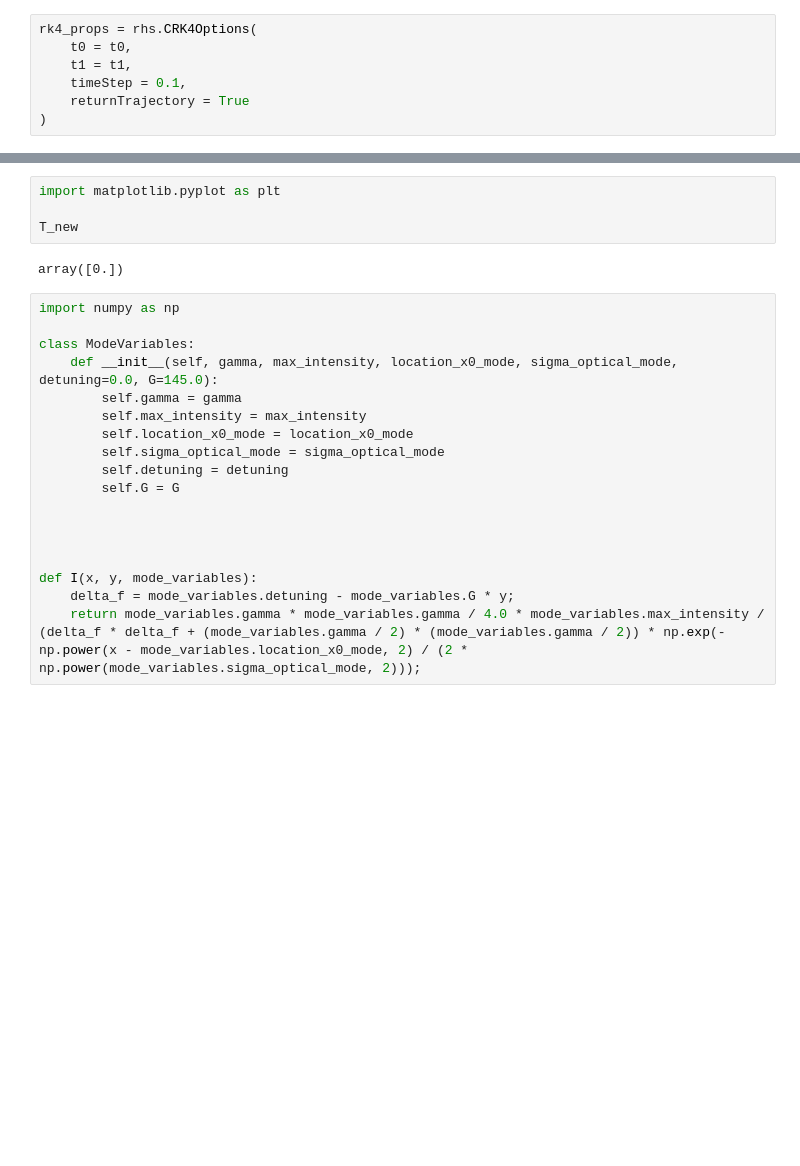
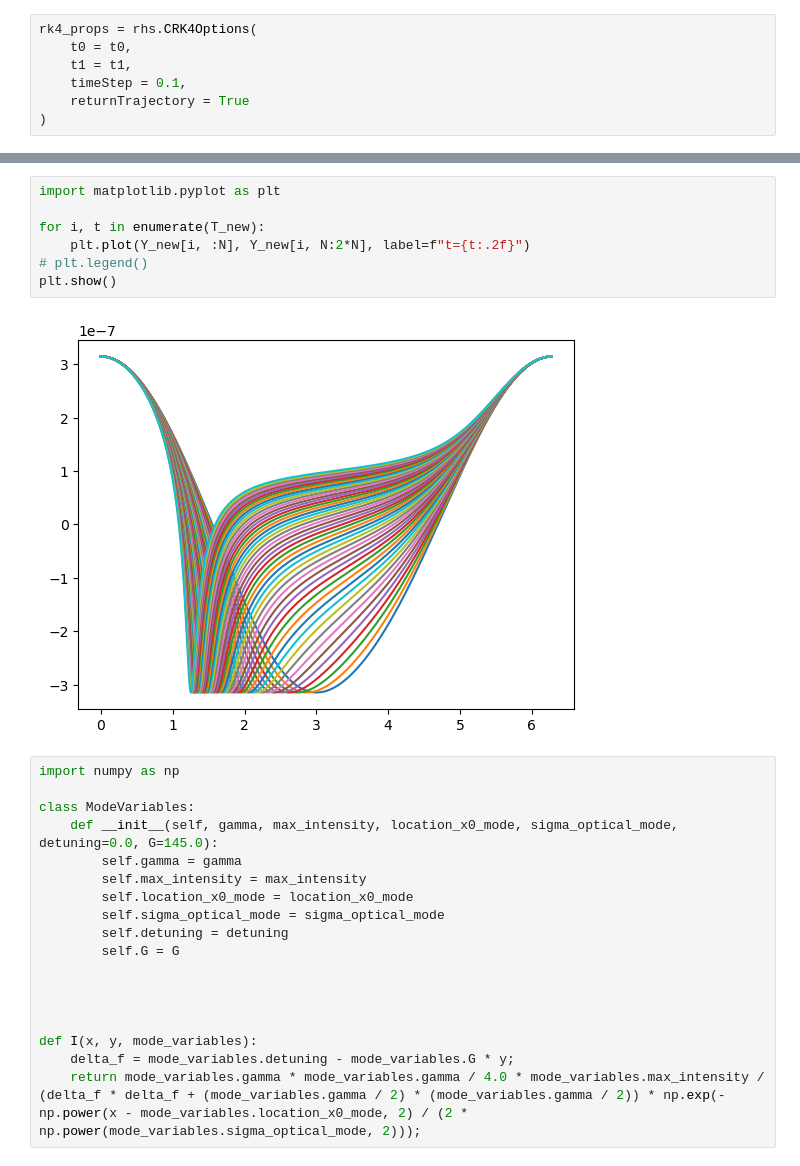
Before and after one commit to Bouwmeester-Lab/superfluid-dynamics, a Jupyter notebook: CuSuperHelium/Python/example.ipynb, the cells around one changed output, grey strips where cells are left out. Saved outputs shown, nothing was run; the diff lists cells and outputs as text; blank space fills up the shorter version.

```diff
--- a/CuSuperHelium/Python/example.ipynb
+++ b/CuSuperHelium/Python/example.ipynb
@@ -205,9 +203,12 @@ Error:
 # %%
 import matplotlib.pyplot as plt
 
-T_new
+for i, t in enumerate(T_new):
+    plt.plot(Y_new[i, :N], Y_new[i, N:2*N], label=f"t={t:.2f}")
+# plt.legend()
+plt.show()
 # %% [output]
-array([0.])
+[figure, added]
 # %%
 import numpy as np
 
```
Also changed, not shown: parts of 1 cell of this notebook, 1 other file.
